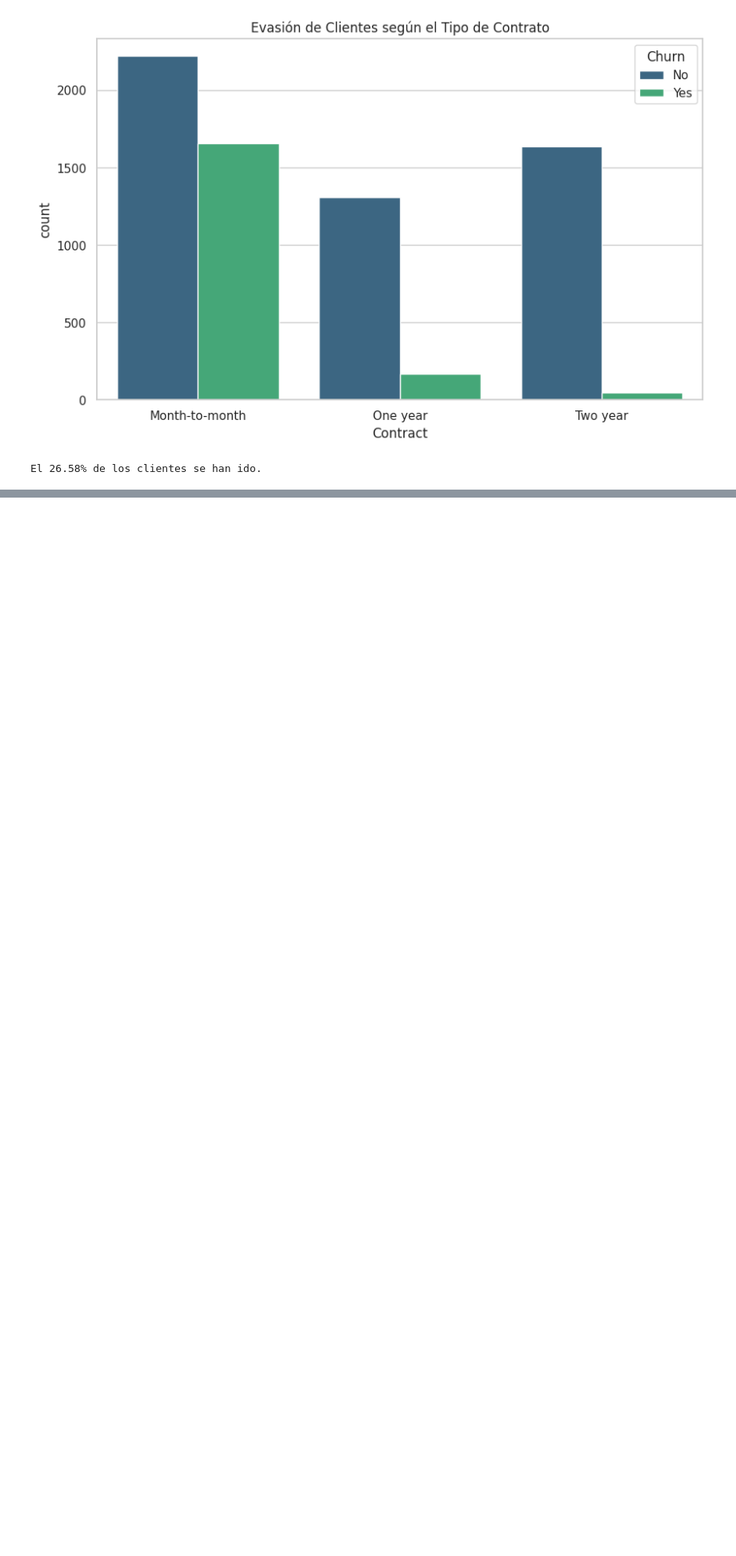
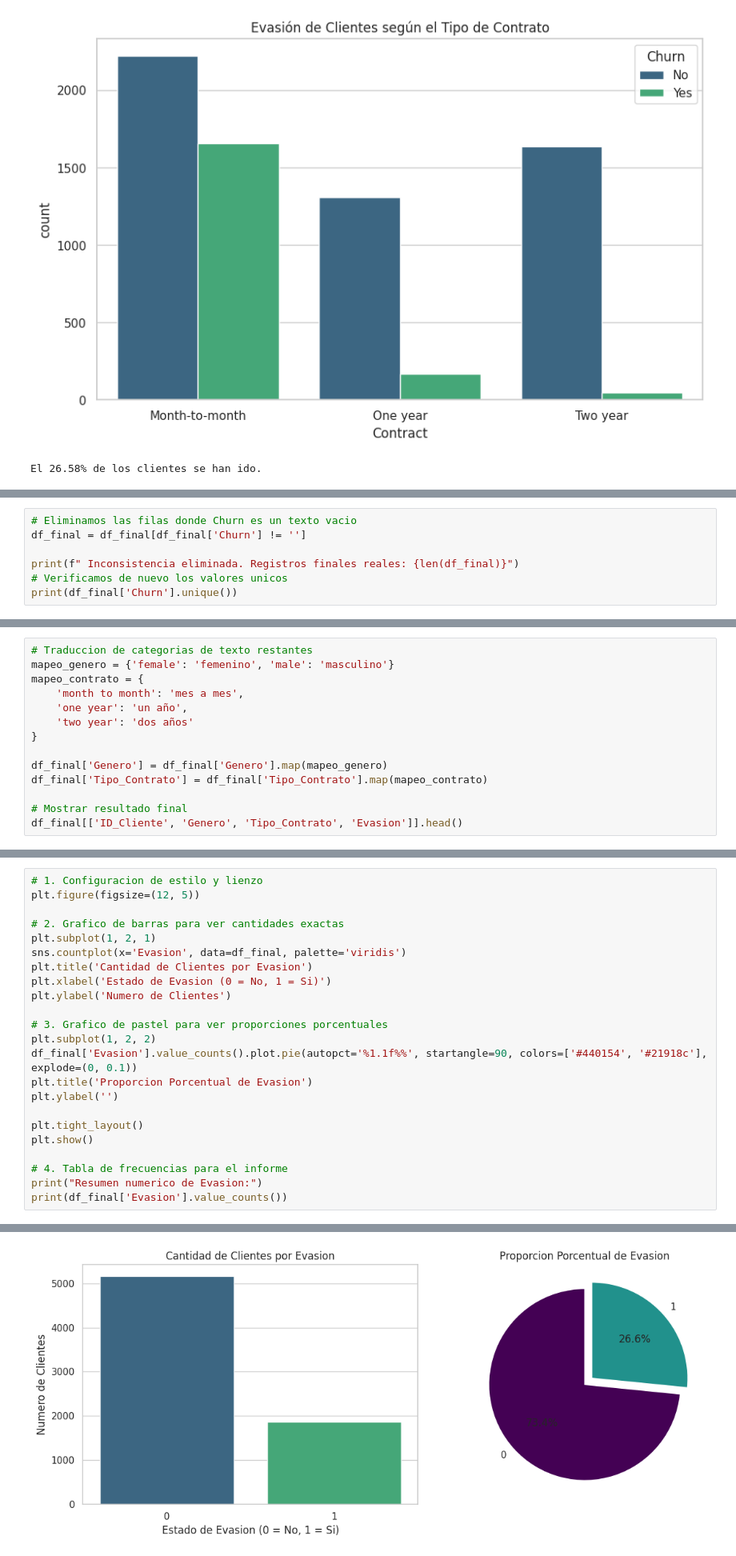
Before and after one commit to lindlabs/telecom-x-churn, a Jupyter notebook: TelecomX_Churn_Analysis.ipynb, the cells around one changed output, grey strips where cells are left out. Shown at 80% size. Saved outputs shown, nothing was run; the diff lists cells and outputs as text; blank space fills up the shorter version.

```diff
--- a/TelecomX_Churn_Analysis.ipynb
+++ b/TelecomX_Churn_Analysis.ipynb
@@ -42,0 +284,7 @@ El 26.58% de los clientes se han ido.
+# %%
+# Eliminamos las filas donde Churn es un texto vacio
+df_final = df_final[df_final['Churn'] != '']
+
+print(f" Inconsistencia eliminada. Registros finales reales: {len(df_final)}")
+# Verificamos de nuevo los valores unicos
+print(df_final['Churn'].unique())
@@ -42,0 +432,14 @@ El 26.58% de los clientes se han ido.
+# %%
+# Traduccion de categorias de texto restantes
+mapeo_genero = {'female': 'femenino', 'male': 'masculino'}
+mapeo_contrato = {
+    'month to month': 'mes a mes',
+    'one year': 'un año',
+    'two year': 'dos años'
+}
+
+df_final['Genero'] = df_final['Genero'].map(mapeo_genero)
+df_final['Tipo_Contrato'] = df_final['Tipo_Contrato'].map(mapeo_contrato)
+
+# Mostrar resultado final
+df_final[['ID_Cliente', 'Genero', 'Tipo_Contrato', 'Evasion']].head()
@@ -42,0 +485,24 @@ El 26.58% de los clientes se han ido.
+# %%
+# 1. Configuracion de estilo y lienzo
+plt.figure(figsize=(12, 5))
+
+# 2. Grafico de barras para ver cantidades exactas
+plt.subplot(1, 2, 1)
+sns.countplot(x='Evasion', data=df_final, palette='viridis')
+plt.title('Cantidad de Clientes por Evasion')
+plt.xlabel('Estado de Evasion (0 = No, 1 = Si)')
+plt.ylabel('Numero de Clientes')
+
+# 3. Grafico de pastel para ver proporciones porcentuales
+plt.subplot(1, 2, 2)
+df_final['Evasion'].value_counts().plot.pie(autopct='%1.1f%%', startangle=90, colors=['#440154', '#21918c'], explode=(0, 0.1))
+plt.title('Proporcion Porcentual de Evasion')
+plt.ylabel('')
+
+plt.tight_layout()
+plt.show()
+
+# 4. Tabla de frecuencias para el informe
+print("Resumen numerico de Evasion:")
+print(df_final['Evasion'].value_counts())
+# %% [output]
@@ -42,0 +512 @@ El 26.58% de los clientes se han ido.
+[figure, added]
```
Also changed, not shown: parts of 25 cells of this notebook.
